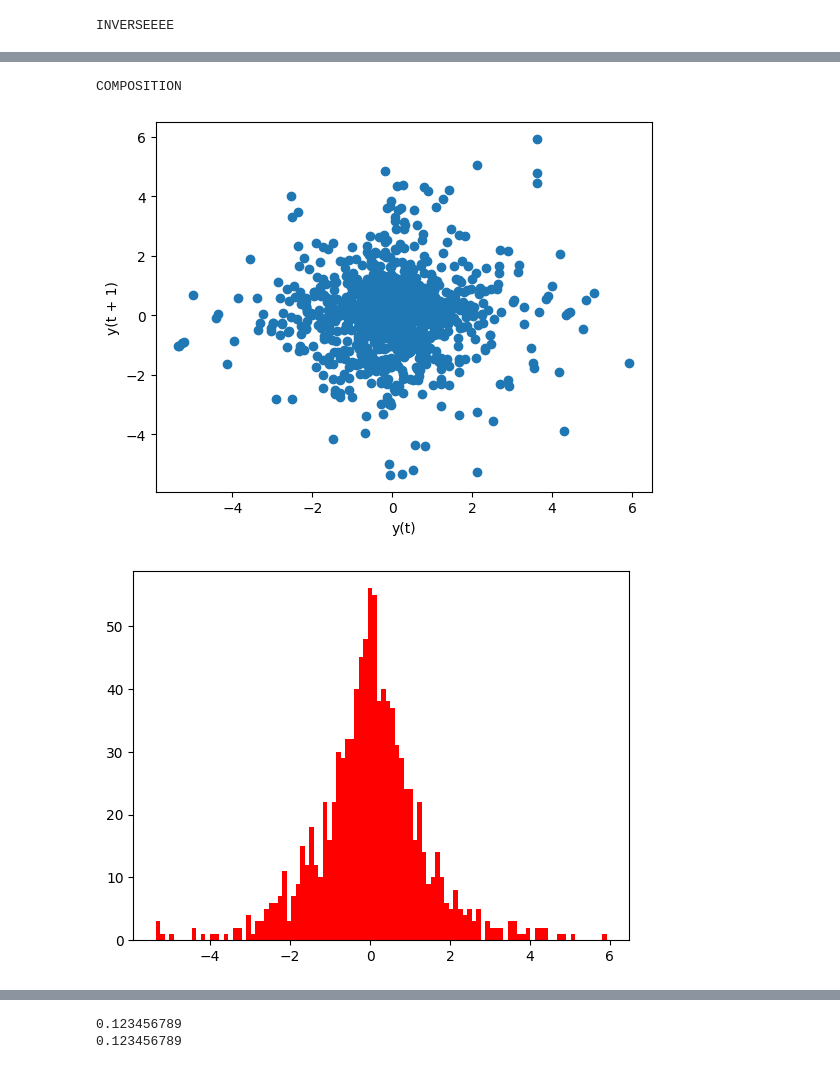
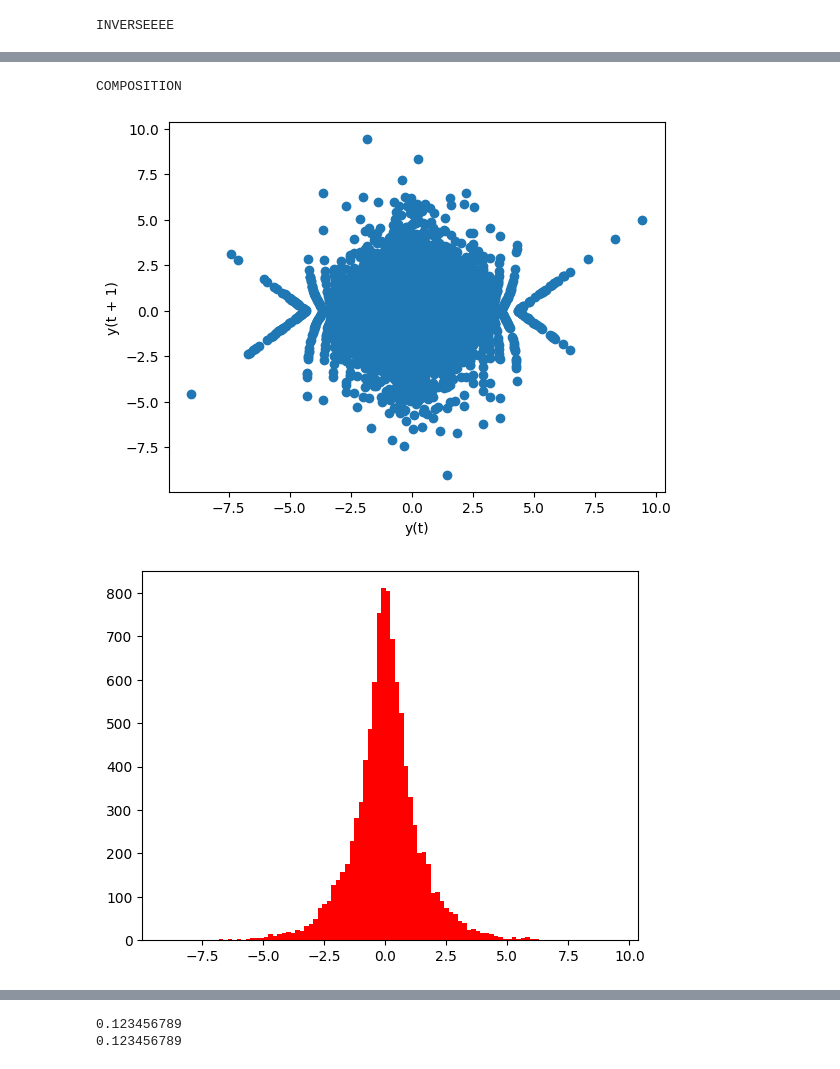
Before and after one commit to Wickidie/CollegeCs, a Jupyter notebook: Python/SimulationModeling/SimulationModeling.ipynb, the cells around one changed output, grey strips where cells are left out. Cells and saved outputs as stored; diff of their text form; code cells hidden in the pictures.

```diff
--- a/Python/SimulationModeling/SimulationModeling.ipynb
+++ b/Python/SimulationModeling/SimulationModeling.ipynb
@@ -40,7 +40,7 @@ def generateUniform(p_randomNums, p_precision):
 def generateKomposisi(p_randomNums, p_precision):
     komposisi_variate = []
     u1 = linearCongruentialMethod(42069, m, a, c, noOfRandomNums, p_precision)
-    u2 = linearCongruentialMethod(69420, m, a, c, noOfRandomNums, p_precision)
+    u2 = linearCongruentialMethod(69421, m, a, c, noOfRandomNums, p_precision)
     for i in range(0, len(p_randomNums), 1):
         if u1[i] <= 0.5:
             x = np.log(u2[i])
@@ -57,7 +57,7 @@ m = 2**16 + 1    # Modulus parameter
 a = 75        # Multiplier term
 c = 74        # Increment term
 precision = 5
-noOfRandomNums = 10**3
+noOfRandomNums = 10**4
 randomNums = linearCongruentialMethod(seed, m, a, c, noOfRandomNums, precision)
 for i in range(0, randomNums.__len__(), 1):
     # print(randomNums[i])
@@ -92,3 +92,3 @@ INVERSEEEE
 COMPOSITION
-[figure, old version]
+[figure, new version]
-[figure, old version]
+[figure, new version]
```
Also changed, not shown: parts of 1 cell of this notebook, 18 other files.
